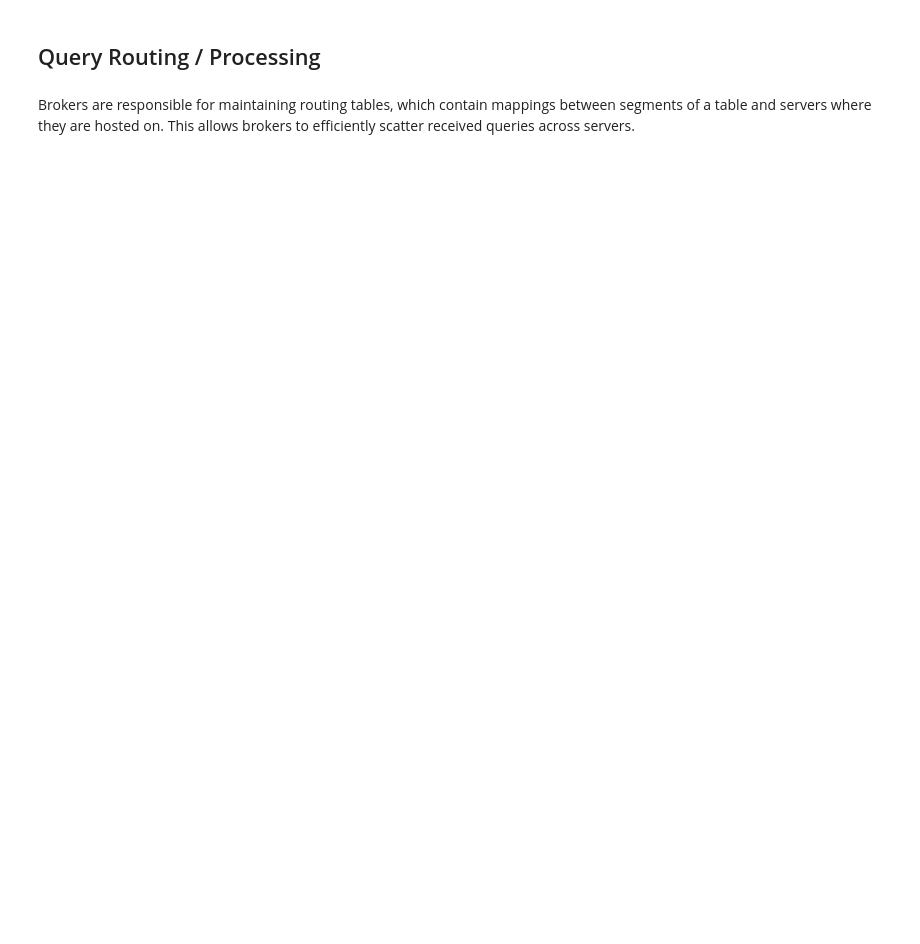
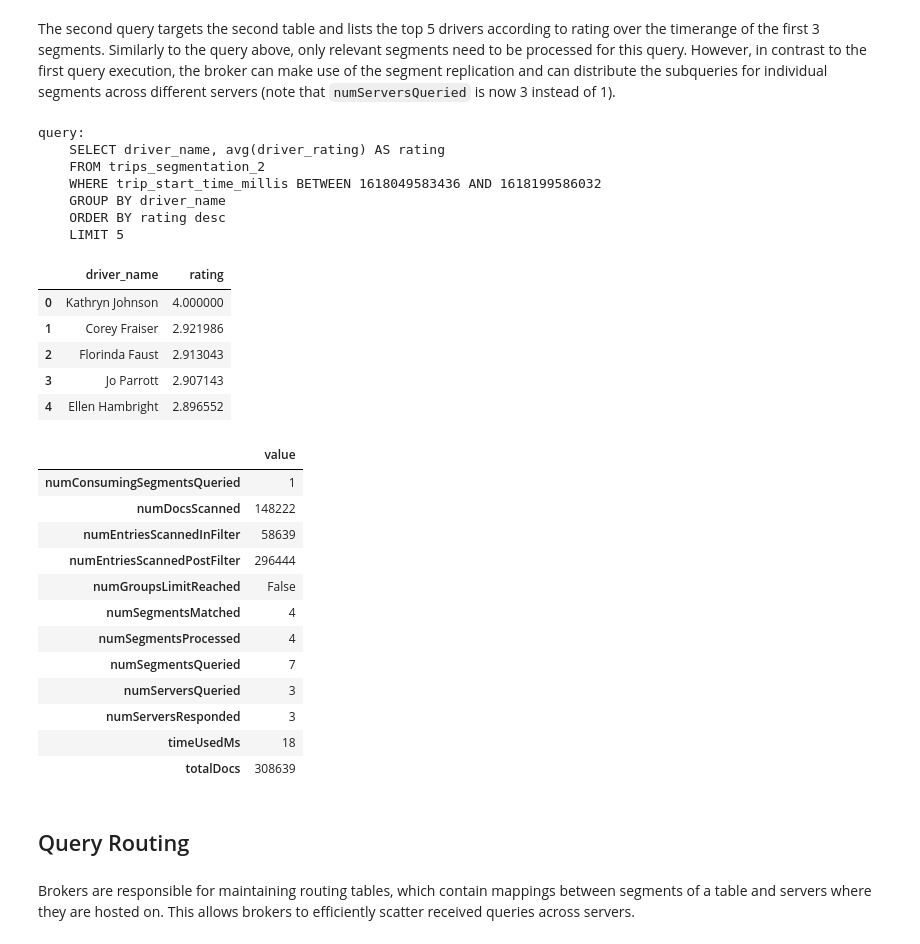
Before and after one commit to timebertt/adm-pinot, a Jupyter notebook: Segmentation.ipynb, the cells around one changed output. Cells and saved outputs as stored; diff of their text form; code cells hidden in the pictures; blank space fills up the shorter version.

```diff
--- a/Segmentation.ipynb
+++ b/Segmentation.ipynb
@@ -144,12 +240,49 @@ display(extract_query_statistics_from_result_dataframe(query_result))
+# %% [markdown]
+The second query targets the second table and lists the top 5 drivers according to rating over the timerange of the first 3 segments.
+Similarly to the query above, only relevant segments need to be processed for this query.
+However, in contrast to the first query execution, the broker can make use of the segment replication and can distribute the subqueries for individual segments across different servers (note that `numServersQueried` is now 3 instead of 1).
 # %%
-# get data from first 3 segments
-query_for_trips_segmentation_2 = f"select driver_name, sum(count) as trips_count from trips_segmentation_2 where trip_start_time_millis < {start_time_of_nth_segment(segment_metadata_2, 2)} group by driver_name order by trips_count desc limit 5"
+# get data from first 3 segments (consuming segment is always queried because of uncompleted metadata)
+query_for_trips_segmentation_2 = f"""
+    SELECT driver_name, avg(driver_rating) AS rating
+    FROM trips_segmentation_2
+    WHERE trip_start_time_millis BETWEEN {start_time_of_nth_segment(segment_metadata_2, 0)} AND {int(start_time_of_nth_segment(segment_metadata_2, 3))-1}
+    GROUP BY driver_name
+    ORDER BY rating desc
+    LIMIT 5"""
 
 query_result = query_sql(query_for_trips_segmentation_2)
 display(query_result_to_dataframe(query_result))
 display(extract_query_statistics_from_result_dataframe(query_result))
+# %% [output]
+query:
+    SELECT driver_name, avg(driver_rating) AS rating
+    FROM trips_segmentation_2
+    WHERE trip_start_time_millis BETWEEN 1618049583436 AND 1618199586032
+    GROUP BY driver_name
+    ORDER BY rating desc
+    LIMIT 5
+|  | driver_name | rating |
+| 0 | Kathryn Johnson | 4.000000 |
+| 1 | Corey Fraiser | 2.921986 |
+| 2 | Florinda Faust | 2.913043 |
+| 3 | Jo Parrott | 2.907143 |
+| 4 | Ellen Hambright | 2.896552 |
+|  | value |
+| numConsumingSegmentsQueried | 1 |
+| numDocsScanned | 148222 |
+| numEntriesScannedInFilter | 58639 |
+| numEntriesScannedPostFilter | 296444 |
+| numGroupsLimitReached | False |
+| numSegmentsMatched | 4 |
+| numSegmentsProcessed | 4 |
+| numSegmentsQueried | 7 |
+| numServersQueried | 3 |
+| numServersResponded | 3 |
+| timeUsedMs | 18 |
+| totalDocs | 308639 |
 # %% [markdown]
-## Query Routing / Processing
+## Query Routing
 # %% [markdown]
 Brokers are responsible for maintaining routing tables, which contain mappings between segments of a table and servers where they are hosted on. This allows brokers to efficiently scatter received queries across servers.
 # %%
```
Also changed, not shown: parts of 25 cells of this notebook.
